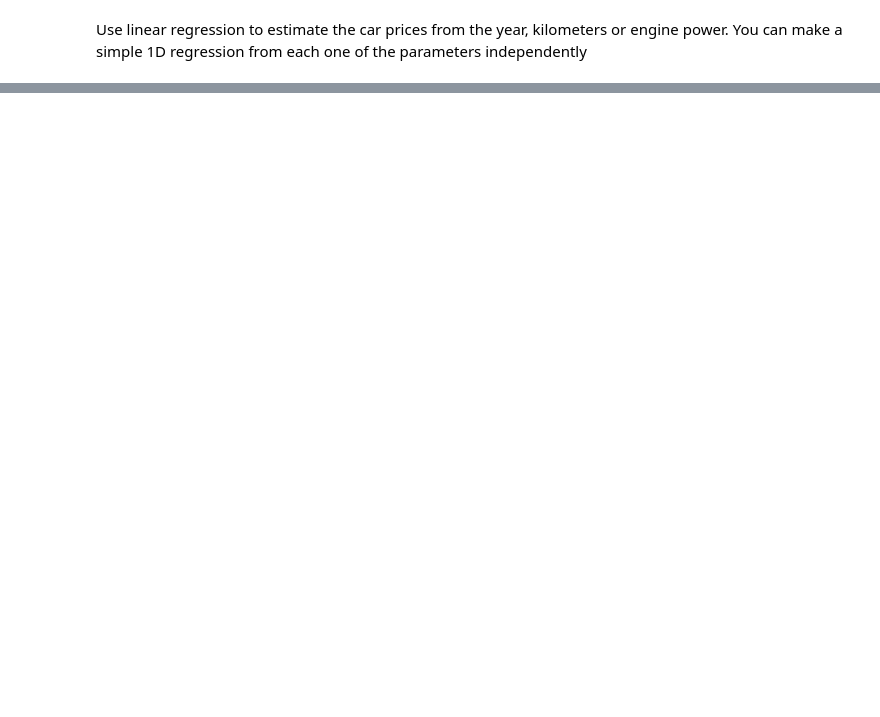
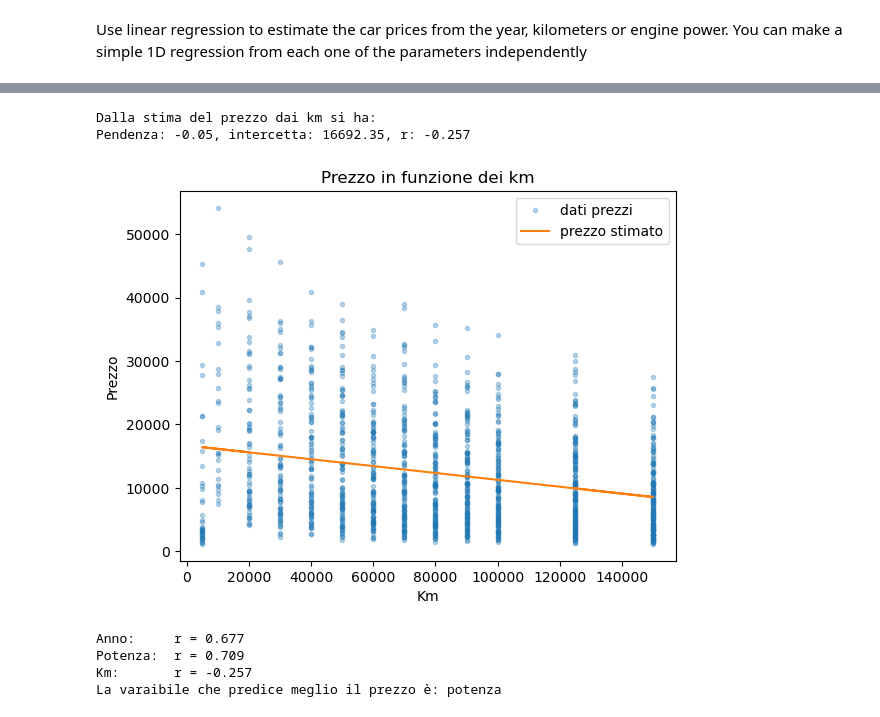
Before and after one commit to GioeleCesarini/MachineLearning_2627, a Jupyter notebook: Lab0_IntroPy/Lab 0 assignment.ipynb, the cells around one changed output, grey strips where cells are left out. Saved outputs shown, nothing was run; the diff lists cells and outputs as text; code cells hidden in the pictures; blank space fills up the shorter version.

```diff
--- a/Lab0_IntroPy/Lab 0 assignment.ipynb
+++ b/Lab0_IntroPy/Lab 0 assignment.ipynb
@@ -155,3 +218,62 @@ You can make a simple 1D regression from each one of the parameters independentl
+# %%
+# linear regression with linregress (estimate price from km)
+
+# your code...
+
+# Allora stimiamo il prezzo dai chilometri:
+result_km = stats.linregress(km, price)
+
+slope_km, intercept_km, r_value_km, _, _ = result_km
+
+# Allora la retta:
+price_pred_km = slope_km * km + intercept_km
+
+# stampo:
+print("Dalla stima del prezzo dai km si ha:")
+print(f"Pendenza: {slope_km:.2f}, intercetta: {intercept_km:.2f}, r: {r_value_km:.3f}")
+# %% [output]
+Dalla stima del prezzo dai km si ha:
+Pendenza: -0.05, intercetta: 16692.35, r: -0.257
+# %%
+plt.plot(km, price, 'o', markersize=3, alpha=0.3,label='dati prezzi')
+plt.plot(km, price_pred_km, label='prezzo stimato')
+plt.xlabel("Km")
+plt.ylabel("Prezzo")
+plt.title("Prezzo in funzione dei km")
+plt.legend()
+plt.show()
+# %% [output]
+[figure, added]
+# %%
+# Have a look at the correlation coefficients to see which of the 3 features works better
+
+# your code......
+
+print(f"Anno:     r = {r_value_year:.3f}")
+print(f"Potenza:  r = {r_value_power:.3f}")
+print(f"Km:       r = {r_value_km:.3f}")
+
+# La variable con valore assoluto del coeff di correlazione maggiore è la varbiale che predice meglio il prezzo
+
+abs_year = abs(r_value_year)
+abs_power = abs(r_value_power)
+abs_km = abs(r_value_km)
+
+massimo = max(abs_year, abs_power, abs_km) # max da il numero non il nome della variabile
+
+if massimo == abs_year:
+    migliore = "anno"
+elif massimo == abs_power:
+    migliore = "potenza"
+else:
+    migliore = "km"
+
+print(f"La varaibile che predice meglio il prezzo è: {migliore}")
+# %% [output]
+Anno:     r = 0.677
+Potenza:  r = 0.709
+Km:       r = -0.257
+La varaibile che predice meglio il prezzo è: potenza
 # %%
 # (Optional) 2D linear regression with linear model (estimate price from year and power)
 
```
Also changed, not shown: parts of 10 cells of this notebook.
